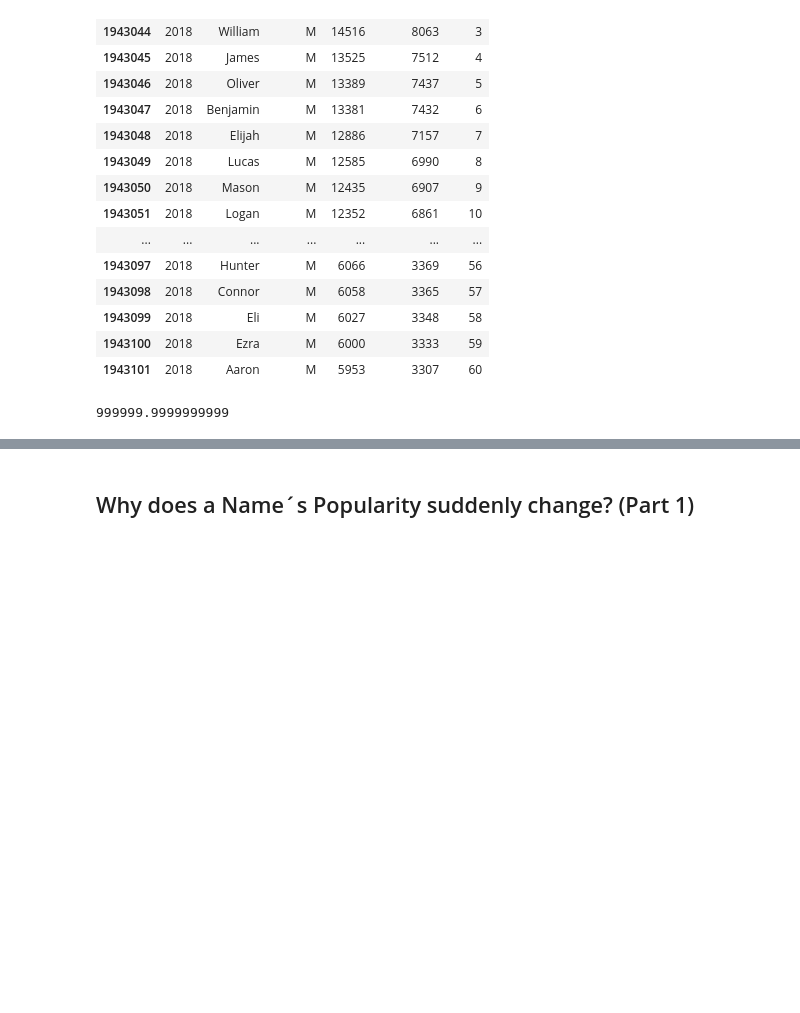
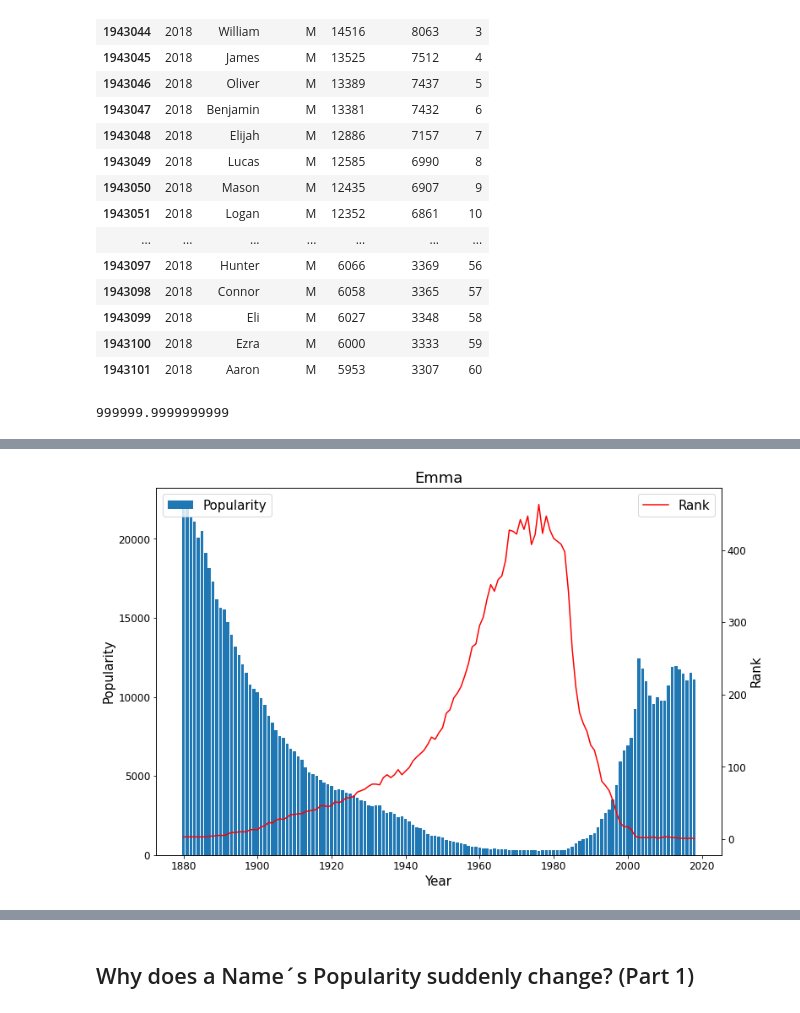
Before and after one commit to HunterKane/Explanatory-Data-Analysis-Advanced-Visuallization-, a Jupyter notebook: Project_07_Explanatory_Babies.ipynb, the cells around one changed output, grey strips where cells are left out. Saved outputs shown, nothing was run; the diff lists cells and outputs as text; code cells hidden in the pictures; blank space fills up the shorter version.

```diff
--- a/Project_07_Explanatory_Babies.ipynb
+++ b/Project_07_Explanatory_Babies.ipynb
@@ -733,5 +773,7 @@ def plot_name(name, gender, crit = "Popularity"):
     ax2.legend(loc = 1, fontsize = 15)
     plt.show()
 # %%
-plot_name("Mary", "F")
+plot_name("Emma", "F")
+# %% [output]
+[figure, added]
 # %%
```
Also changed, not shown: parts of 20 cells of this notebook.
